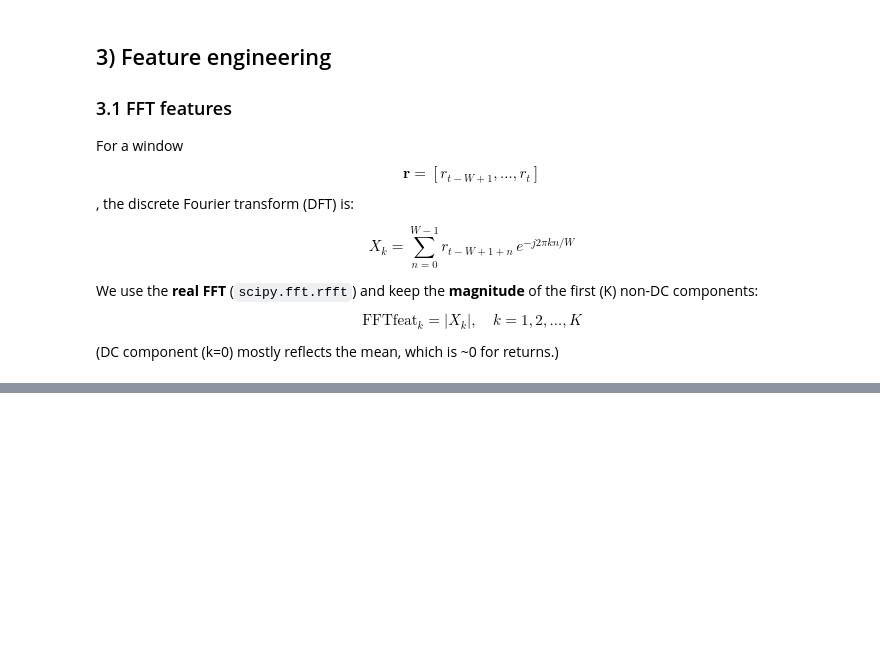
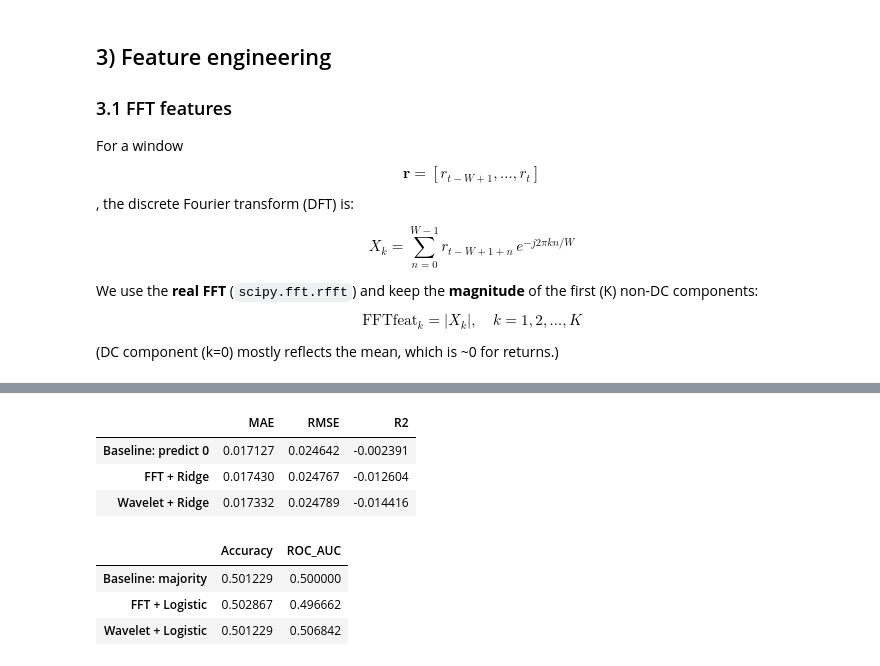
Before and after one commit to mtodoroff/Math-concepts-for-developers-Softuni, a Jupyter notebook: BTC_FFT_vs_Wavelet_Predictability.ipynb, the cells around one changed output, grey strips where cells are left out. Cells and saved outputs as stored; diff of their text form; code cells hidden in the pictures; blank space fills up the shorter version.

```diff
--- a/BTC_FFT_vs_Wavelet_Predictability.ipynb
+++ b/BTC_FFT_vs_Wavelet_Predictability.ipynb
@@ -136,0 +267,12 @@ $$
+# %%
+n = len(y_reg)
+split = int(n*0.7)
+
+Xfft_train, Xfft_test = X_fft[:split], X_fft[split:]
+Xwav_train, Xwav_test = X_wav[:split], X_wav[split:]
+yreg_train, yreg_test = y_reg[:split], y_reg[split:]
+ycls_train, ycls_test = y_cls[:split], y_cls[split:]
+
+idx_train, idx_test = idx[:split], idx[split:]
+
+split, Xfft_train.shape, Xfft_test.shape
@@ -136,0 +328,63 @@ $$
+# %%
+# Regression models
+ridge_fft = Pipeline([
+    ("scaler", StandardScaler()),
+    ("model", Ridge(alpha=1.0))
+])
+
+ridge_wav = Pipeline([
+    ("scaler", StandardScaler()),
+    ("model", Ridge(alpha=1.0))
+])
+
+ridge_fft.fit(Xfft_train, yreg_train)
+ridge_wav.fit(Xwav_train, yreg_train)
+
+pred_fft = ridge_fft.predict(Xfft_test)
+pred_wav = ridge_wav.predict(Xwav_test)
+
+reg_results = pd.concat([
+    baseline_reg,
+    eval_regression(yreg_test, pred_fft, "FFT + Ridge"),
+    eval_regression(yreg_test, pred_wav, "Wavelet + Ridge"),
+], axis=1).T
+
+reg_results
+# %% [output]
+|  | MAE | RMSE | R2 |
+| Baseline: predict 0 | 0.017127 | 0.024642 | -0.002391 |
+| FFT + Ridge | 0.017430 | 0.024767 | -0.012604 |
+| Wavelet + Ridge | 0.017332 | 0.024789 | -0.014416 |
+# %%
+# Classification models
+logit_fft = Pipeline([
+    ("scaler", StandardScaler()),
+    ("model", LogisticRegression(max_iter=2000))
+])
+
+logit_wav = Pipeline([
+    ("scaler", StandardScaler()),
+    ("model", LogisticRegression(max_iter=2000))
+])
+
+logit_fft.fit(Xfft_train, ycls_train)
+logit_wav.fit(Xwav_train, ycls_train)
+
+p_fft = logit_fft.predict_proba(Xfft_test)[:,1]
+p_wav = logit_wav.predict_proba(Xwav_test)[:,1]
+
+yhat_fft = (p_fft >= 0.5).astype(int)
+yhat_wav = (p_wav >= 0.5).astype(int)
+
+cls_results = pd.concat([
+    baseline_cls,
+    eval_classification(ycls_test, p_fft, yhat_fft, "FFT + Logistic"),
+    eval_classification(ycls_test, p_wav, yhat_wav, "Wavelet + Logistic"),
+], axis=1).T
+
+cls_results
+# %% [output]
+|  | Accuracy | ROC_AUC |
+| Baseline: majority | 0.501229 | 0.500000 |
+| FFT + Logistic | 0.502867 | 0.496662 |
+| Wavelet + Logistic | 0.501229 | 0.506842 |
```
Also changed, not shown: parts of 14 cells of this notebook.
